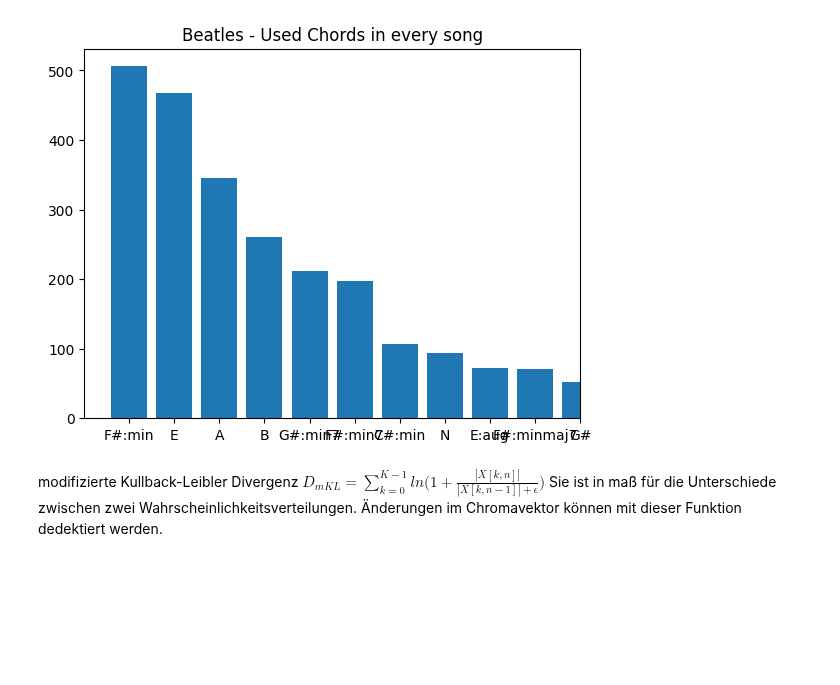
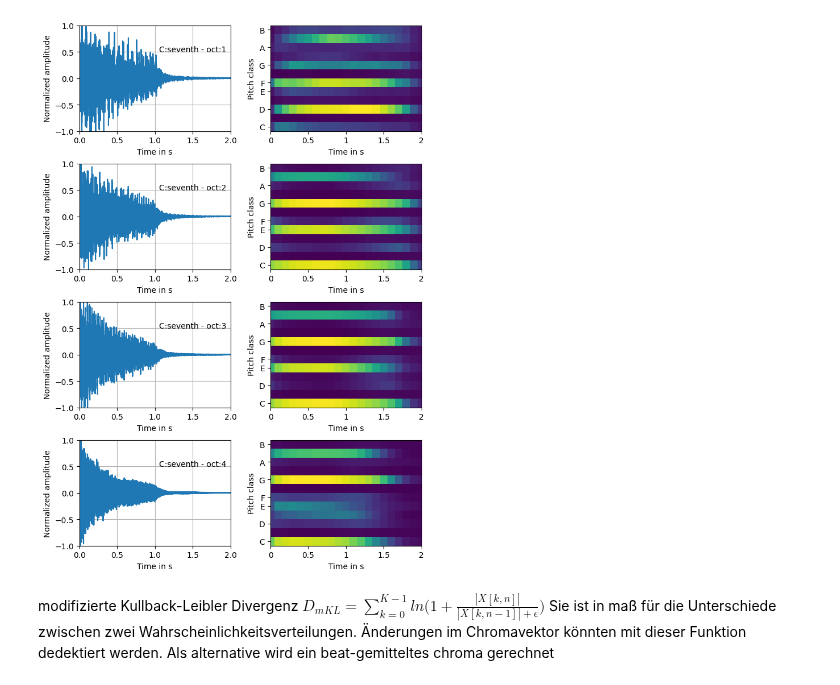
Before and after one commit to Maushax-jpg/chord-recognition, a Jupyter notebook: feature_evaluation.ipynb, the cells around one changed output. Cells and saved outputs as stored; diff of their text form; code cells hidden in the pictures; blank space fills up the shorter version.

```diff
--- a/feature_evaluation.ipynb
+++ b/feature_evaluation.ipynb
@@ -16,48 +1,28 @@ import chromagram
-# %%
-basepath_labels="/home/max/ET-TI/Masterarbeit/prototyping/data/beatles/annotations/chords/"
-basepath_audio = "/home/max/ET-TI/Masterarbeit/prototyping/data/beatles/audio/"
-
-songs = dataloader.getBeatlesPaths(basepath_labels,basepath_audio)
-# create chromadata
-chroma_labels = ["C","C#","D","D#","E","F","F#","G","G#","A","A#","H"]
-labels = ["label"]
-labels.extend(chroma_labels)
-
-chroma_df = pd.DataFrame(columns=labels)
-
-dcp = madmom.audio.chroma.DeepChromaProcessor()
-#for song,audio_path,label_path in tqdm(songs, desc="Loading..."):
-for song,audio_path,label_path in tqdm(songs[:2], desc="Loading..."):
-
-    chroma = dcp(audio_path)
-    df = pd.DataFrame(chroma,columns=chroma_labels)
-    df['label'] = ''
-    # parameters used by the deep Chroma Processors are
-    # NFFT=8192, HOPSIZE=4410, FS=44100 -> 10 frames/second
-    df['time'] = np.linspace(0.1,len(chroma)*0.1,num=len(chroma))
-
-    # label chroma features by iterating over all annotated chords
-    labels_df = pd.read_csv(label_path,sep='\t',names=["tstart","tend","label"])
-    for _,col in labels_df.iterrows():
-        # access chroma features with time in chord annotation time interval
-        df.loc[(df['time'] >= float(col['tstart'])) & (df['time']< float(col['tend'])),
-                    'label'] = col['label']
-    chroma_df = pd.concat([chroma_df,df[labels]])
-
-    chroma_df.reset_index(drop=True,inplace=True)
-    hist = pd.value_counts(chroma_df['label']).to_dict()
-
-plt.bar(list(hist.keys()), hist.values())
-plt.title("Beatles - Used Chords in every song")
-plt.xlim([-1,10])
-plt.show()
-chroma_df_majmin = dataloader.simplyfyAnnotations(chroma_df,'majmin')
-chroma_df_seventh = dataloader.simplyfyAnnotations(chroma_df,'sevenths')
-# %% [output]
-[figure, removed]
+# %%
+import dataloader
+import utils
+from matplotlib import pyplot as plt
+
+root = 'C'
+chordtype = "seventh"
+octave = [1,2,3,4]
+loader = dataloader.BeatlesDataset(None,chroma_type='librosa',beat_align=False)
+
+n = len(octave)
+fig,ax = plt.subplots(n,2,figsize=(7,n*2.5))
+fig.tight_layout(pad=2)
+for i,x in enumerate(octave):
+    path = f"/home/max/ET-TI/Masterarbeit/datasets/jazznet/chords/{chordtype}/{root}-{x}-{chordtype}-chord-3.wav"
+    t,chroma = loader.getChroma(path,'madmom')
+    utils.plotAudioWaveform(ax[i,0],path,(0,2))
+    ax[i,0].text(1.5,0.5,f"{root}:{chordtype} - oct:{x}",horizontalalignment='center')
+    utils.plotChroma(ax[i,1],chroma,(0,2))
+# %% [output]
+[figure, added]
 # %% [markdown]
 modifizierte Kullback-Leibler Divergenz </br>
 $D_{mKL}=\sum_{k=0}^{K-1}ln\big(1+ \frac{|X[k,n]|}{|X[k,n-1]|+\epsilon}\big)$ </br>
 Sie ist in maß für die Unterschiede zwischen zwei Wahrscheinlichkeitsverteilungen. </br>
-Änderungen im Chromavektor können mit dieser Funktion dedektiert werden.
+Änderungen im Chromavektor könnten mit dieser Funktion dedektiert werden. </br>
+Als alternative wird ein beat-gemitteltes chroma gerechnet
 # %%
```
Also changed, not shown: parts of 4 cells of this notebook, 12 other files.
